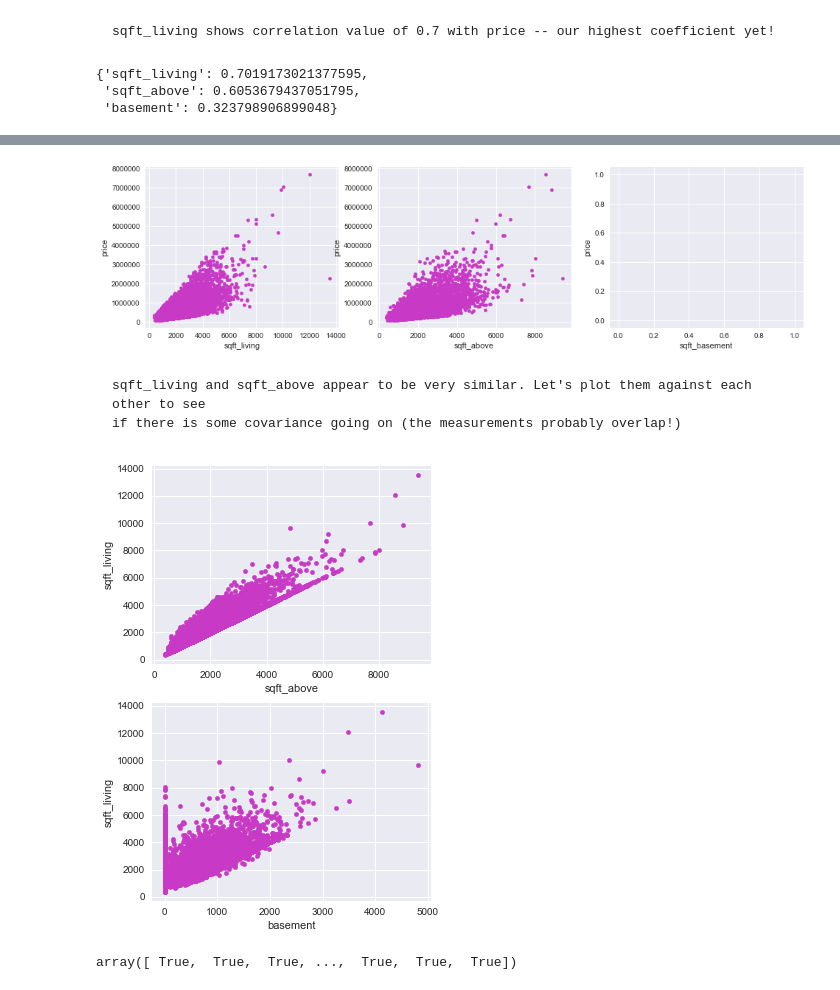
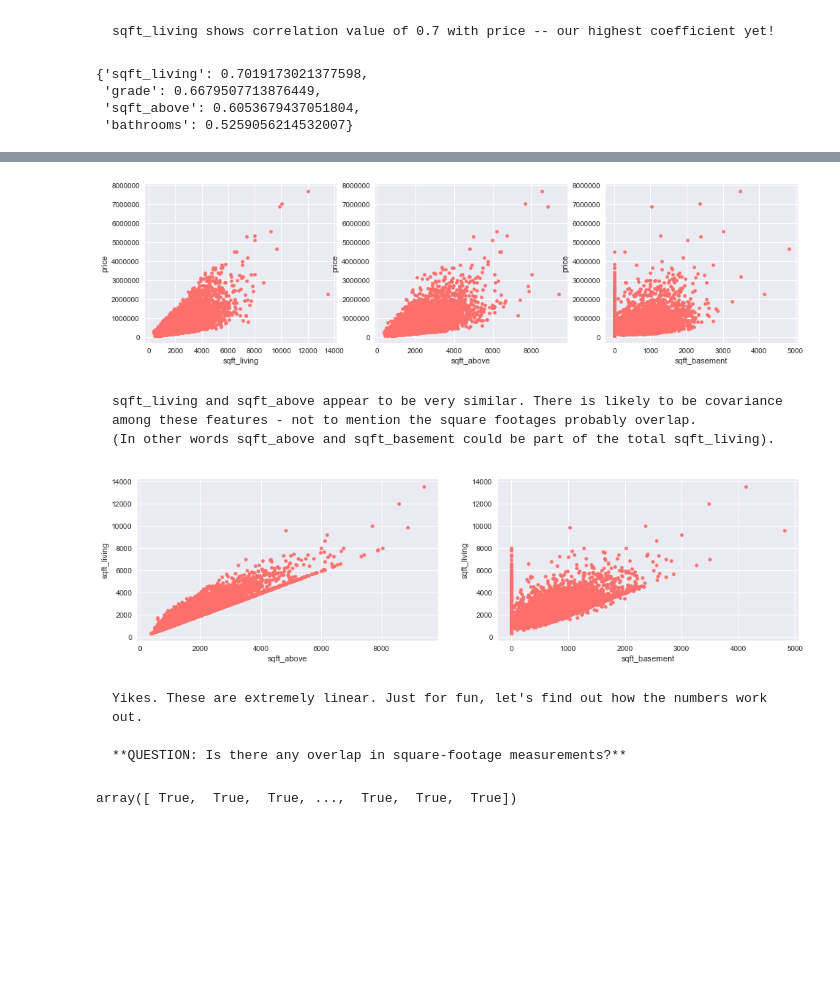
Before and after one commit to alphasentaurii/predicting-home-values-with-multiple-linear-regression, a Jupyter notebook: student.ipynb, the cells around one changed output, grey strips where cells are left out. Saved outputs shown, nothing was run; the diff lists cells and outputs as text; code cells hidden in the pictures; blank space fills up the shorter version.

Commit message:
updated plots in explore

```diff
--- a/student.ipynb
+++ b/student.ipynb
@@ -625,14 +635,14 @@ min          3.000000
 
 Correlation with PRICE: 0.668
 # %%
-# Grade should also be treated as ordinal since it is a ranked scale like condition
+# Grade should also be treated as an ordinal category
 
 # create ranking scale from 1 to 13
 cat_dtype = pd.api.types.CategoricalDtype(categories=[1, 2, 3, 4, 5, 6, 7, 8, 9, 10, 11, 12, 13], ordered=True)
 
-# Recast as an ordered category
-df['grade'] = df['grade'].astype('int')
+# Create new ordered category column for grade
+df['grade_cat'] = df['grade'].astype(cat_dtype)
 
 # verify
-df['grade'].dtype
+df['grade_cat'].dtype
 # %% [output]
@@ -866,3 +869,9 @@ for quantile in quantiles:
     ax.set_ylabel('Frequency', fontsize=12)
 # %% [output]
 [figure]
+# %%
+# get_dummies for one-hot encoding
+zip_dummies = pd.get_dummies(df['zip_cat'], prefix='zip', drop_first=True)
+# %%
+# drop first dummy to avoid multicollinearity trap
+df = pd.concat([df, zip_dummies], axis=1)
@@ -965,11 +978,6 @@ df['sqft_basement'].replace(to_replace='?', value='0.0', inplace=True)
 # %%
 # and change datatype to float.
 df['sqft_basement'] = df['sqft_basement'].astype('float')
-# %%
-living = df['sqft_living']
-above = df['sqft_above']
-basement = living - above
-df['sqft_basement'] = basement
 # %%
 hot_stats(df, 'sqft_basement', target='price')
 # %% [output]
@@ -1041,13 +1049,14 @@ min        370.000000
 Correlation with PRICE: 0.7019
 # %% [markdown]
     sqft_living shows correlation value of 0.7 with price -- our highest coefficient yet!
-# %%
-sqftint = ['sqft_living', 'sqft_above', 'basement']
-
-sqftint_dict = corr_dict(sqftint, 'price')
-sqftint_dict
-# %% [output]
-{'sqft_living': 0.7019173021377595,
- 'sqft_above': 0.6053679437051795,
- 'basement': 0.323798906899048}
+# %%
+# add sqft_living and sqft_above to our correlation threshold dict
+corrs = ['sqft_living', 'grade', 'sqft_above', 'bathrooms']
+corr_thresh_dict = corr_dict(corrs, 'price')
+corr_thresh_dict
+# %% [output]
+{'sqft_living': 0.7019173021377598,
+ 'grade': 0.6679507713876449,
+ 'sqft_above': 0.6053679437051804,
+ 'bathrooms': 0.5259056214532007}
 # %% [markdown]
@@ -1056,16 +1065,21 @@ sqftint_dict
 # %%
 # Visualize the relationship between square-footages and price
-sub_scatter(df, sqftint, 'price')
+sqft_int = ['sqft_living', 'sqft_above', 'sqft_basement']
+sub_scatter(df, sqft_int, 'price', color='#FD6F6B')
 # %% [output]
-[figure, old version]
+[figure, new version]
-# %% [markdown]
-    sqft_living and sqft_above appear to be very similar. Let's plot them against each other to see
-    if there is some covariance going on (the measurements probably overlap!)
+# %% [markdown]
+    sqft_living and sqft_above appear to be very similar. There is likely to be covariance
+    among these features - not to mention the square footages probably overlap.
+    (In other words sqft_above and sqft_basement could be part of the total sqft_living).
 # %%
 # Visualize multicollinearity between interior square-footages
-
-x_cols = ['sqft_above', 'basement']
-sub_scatter(df, x_cols, 'sqft_living')
+x_cols = ['sqft_above', 'sqft_basement']
+sub_scatter(df, x_cols, 'sqft_living', ncols = 2, color='#FD6F6B')
 # %% [output]
-[figure, old version]
+[figure, new version]
+# %% [markdown]
+    Yikes. These are extremely linear. Just for fun, let's find out how the numbers work out.
+
+    **QUESTION: Is there any overlap in square-footage measurements?**
 # %%
```
Also changed, not shown: parts of 124 cells of this notebook, 1 other file.
